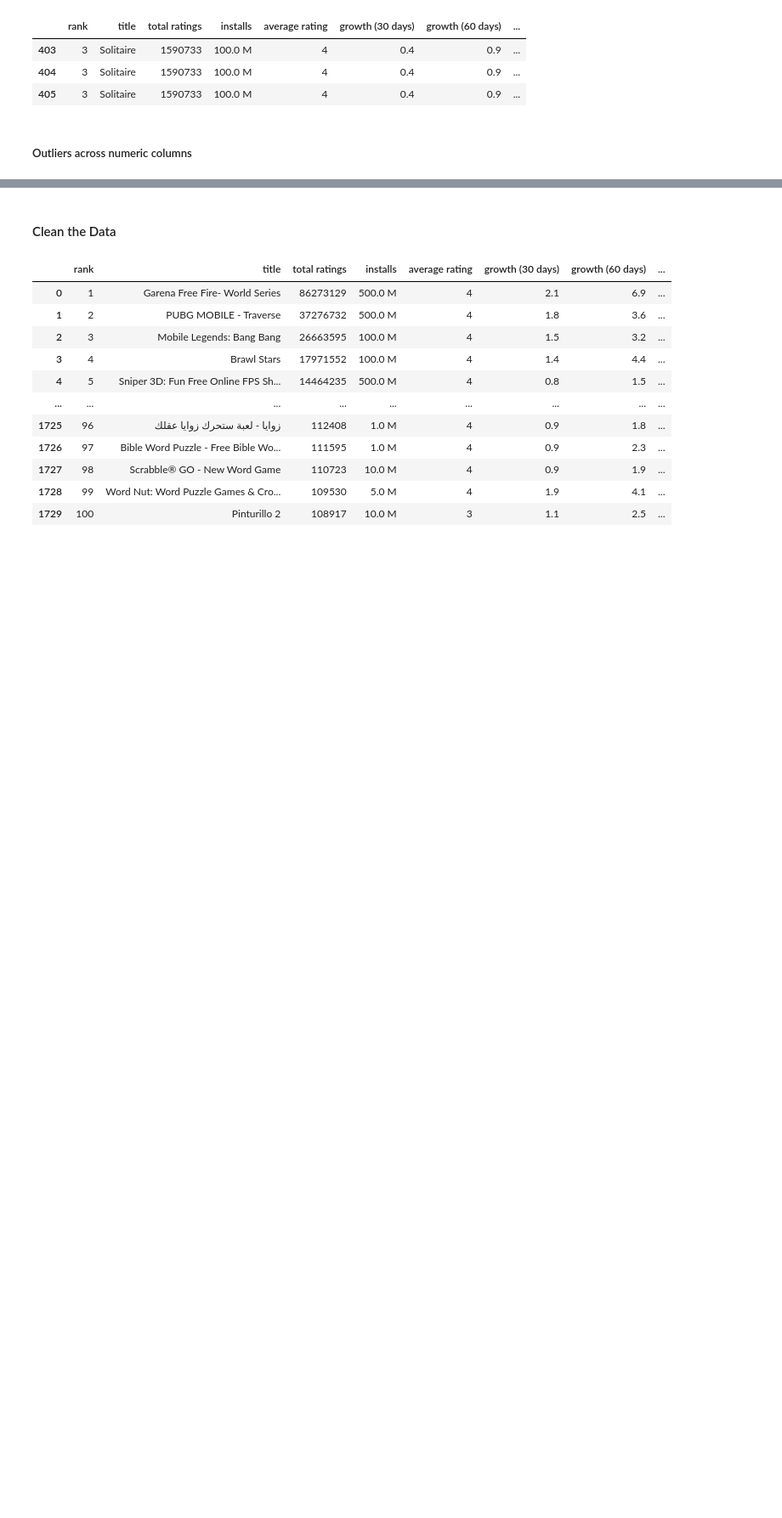
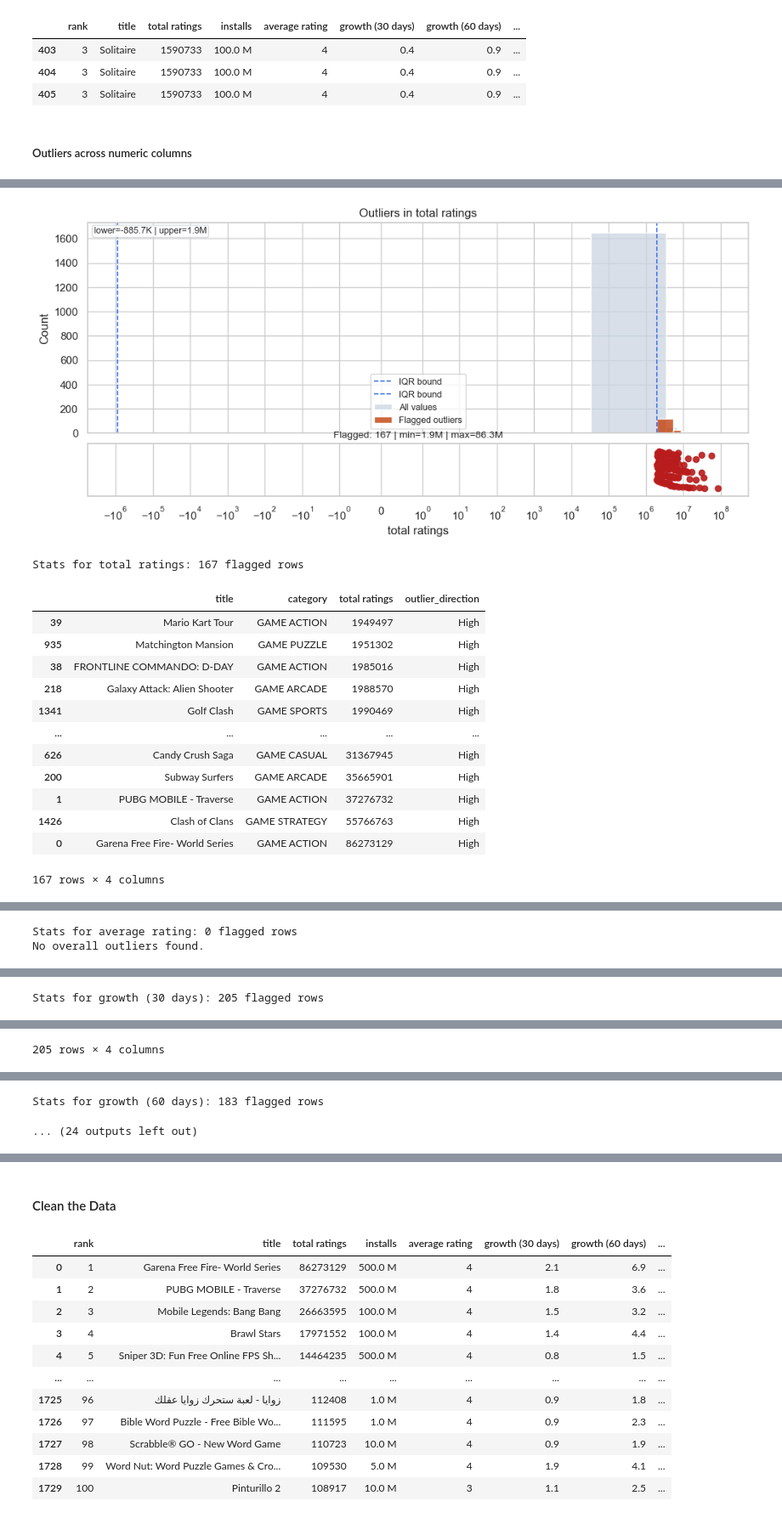
Before and after one commit to COGS108/Group066_WI26, a Jupyter notebook: 02-EDACheckpoint.ipynb, the cells around one changed output, grey strips where cells are left out. Shown at 85% size. Drawn from its saved outputs; the diff is of its cells as text; code cells hidden in the pictures; blank space fills up the shorter version.

```diff
--- a/02-EDACheckpoint.ipynb
+++ b/02-EDACheckpoint.ipynb
@@ -340,0 +248,70 @@ Bounds: [-2.300, 4.100] | Outlier count: 205
+# %%
+def detect_iqr_outliers(data, column, whisker_width=1.5):
+    q1, q3 = data[column].quantile([0.25, 0.75])
+    iqr = q3 - q1
+    lower, upper = q1 - whisker_width * iqr, q3 + whisker_width * iqr
+    outliers = data[(data[column] < lower) | (data[column] > upper)].copy() if pd.notna(iqr) and iqr != 0 else data.iloc[0:0].copy()
+    outliers['outlier_direction'] = np.where(outliers[column] < lower, 'Low', 'High') if not outliers.empty else []
+    return outliers, {'lower': lower, 'upper': upper, 'count': len(outliers)}
+
+def compact(x):
+    if pd.isna(x): return 'NA'
+    return f"{x/1_000_000:.1f}M" if abs(x) >= 1_000_000 else f"{x/1_000:.1f}K" if abs(x) >= 1_000 else f"{x:.1f}" if abs(x) < 10 else f"{x:.0f}"
+
+def plot_outliers(data, col, outliers, s):
+    use_log = len(data.loc[data[col] > 0, col]) and data.loc[data[col] > 0, col].max() / data.loc[data[col] > 0, col].min() > 100
+    fig, (ax1, ax2) = plt.subplots(2, 1, figsize=(12, 5), sharex=True, gridspec_kw={'height_ratios': [4, 1], 'hspace': 0.08})
+    sns.histplot(data=data, x=col, bins=25, color='#cbd5e1', edgecolor='white', ax=ax1)
+    if not outliers.empty:
+        sns.histplot(data=outliers, x=col, bins=25, color='#c2410c', edgecolor='white', alpha=0.8, ax=ax1)
+    for bound in [s['lower'], s['upper']]:
+        if pd.notna(bound): ax1.axvline(bound, color='#2563eb', linestyle='--', linewidth=1.2)
+    if use_log:
+        ax1.set_xscale('symlog', linthresh=1)
+        ax2.set_xscale('symlog', linthresh=1)
+    ax1.set_title(f'Outliers in {col}')
+    ax1.set_ylabel('Count')
+    ax1.text(0.01, 0.98, f"lower={compact(s['lower'])} | upper={compact(s['upper'])}", transform=ax1.transAxes, ha='left', va='top', fontsize=9,
+             bbox=dict(boxstyle='round,pad=0.2', facecolor='white', edgecolor='#d1d5db', alpha=0.9))
+    ax1.legend(['IQR bound', 'IQR bound', 'All values', 'Flagged outliers'], frameon=True, fontsize=9)
+    if outliers.empty:
+        ax2.text(0.5, 0.5, 'No outliers', transform=ax2.transAxes, ha='center', va='center', fontsize=10)
+    else:
+        y = np.linspace(0.15, 0.85, len(outliers)) if len(outliers) > 1 else [0.5]
+        ax2.scatter(outliers[col], y, color='#b91c1c', s=36, alpha=0.9)
+        ax2.set_title(f"Flagged: {len(outliers)} | min={compact(outliers[col].min())} | max={compact(outliers[col].max())}", fontsize=10)
+    ax2.set_ylim(0, 1)
+    ax2.set_yticks([])
+    ax2.set_xlabel(col)
+    plt.tight_layout()
+    plt.show()
+
+sns.set_theme(style='whitegrid', context='notebook')
+numeric_cols = df.select_dtypes(include='number').columns.tolist()[1:]
+results = {}
+
+for col in numeric_cols:
+    outliers, summary = detect_iqr_outliers(df, col)
+    results[col] = {'count': len(outliers), 'summary': summary, 'rows': outliers}
+    plot_outliers(df, col, outliers, summary)
+    print(f"\nStats for {col}: {len(outliers)} flagged rows")
+    if outliers.empty:
+        print('No overall outliers found.')
+    else:
+        display(outliers[[c for c in ['title', 'category', col, 'outlier_direction'] if c in outliers.columns]].sort_values(col))
+# %% [output]
+[figure, added]
+Stats for total ratings: 167 flagged rows
+|  | title | category | total ratings | outlier_direction |
+| 39 | Mario Kart Tour | GAME ACTION | 1949497 | High |
+| 935 | Matchington Mansion | GAME PUZZLE | 1951302 | High |
+| 38 | FRONTLINE COMMANDO: D-DAY | GAME ACTION | 1985016 | High |
+| 218 | Galaxy Attack: Alien Shooter | GAME ARCADE | 1988570 | High |
+| 1341 | Golf Clash | GAME SPORTS | 1990469 | High |
+| ... | ... | ... | ... | ... |
+| 626 | Candy Crush Saga | GAME CASUAL | 31367945 | High |
+| 200 | Subway Surfers | GAME ARCADE | 35665901 | High |
+| 1 | PUBG MOBILE - Traverse | GAME ACTION | 37276732 | High |
+| 1426 | Clash of Clans | GAME STRATEGY | 55766763 | High |
+| 0 | Garena Free Fire- World Series | GAME ACTION | 86273129 | High |
+167 rows × 4 columns
@@ -340,0 +319,2 @@ Bounds: [-2.300, 4.100] | Outlier count: 205
+Stats for average rating: 0 flagged rows
+No overall outliers found.
@@ -340,0 +322 @@ Bounds: [-2.300, 4.100] | Outlier count: 205
+Stats for growth (30 days): 205 flagged rows
@@ -340,0 +335 @@ Bounds: [-2.300, 4.100] | Outlier count: 205
+205 rows × 4 columns
@@ -341 +337,3 @@ Bounds: [-2.300, 4.100] | Outlier count: 205
+Stats for growth (60 days): 183 flagged rows
+... (24 outputs left out)
 # %% [markdown]
```
Also changed, not shown: parts of 15 cells of this notebook.
